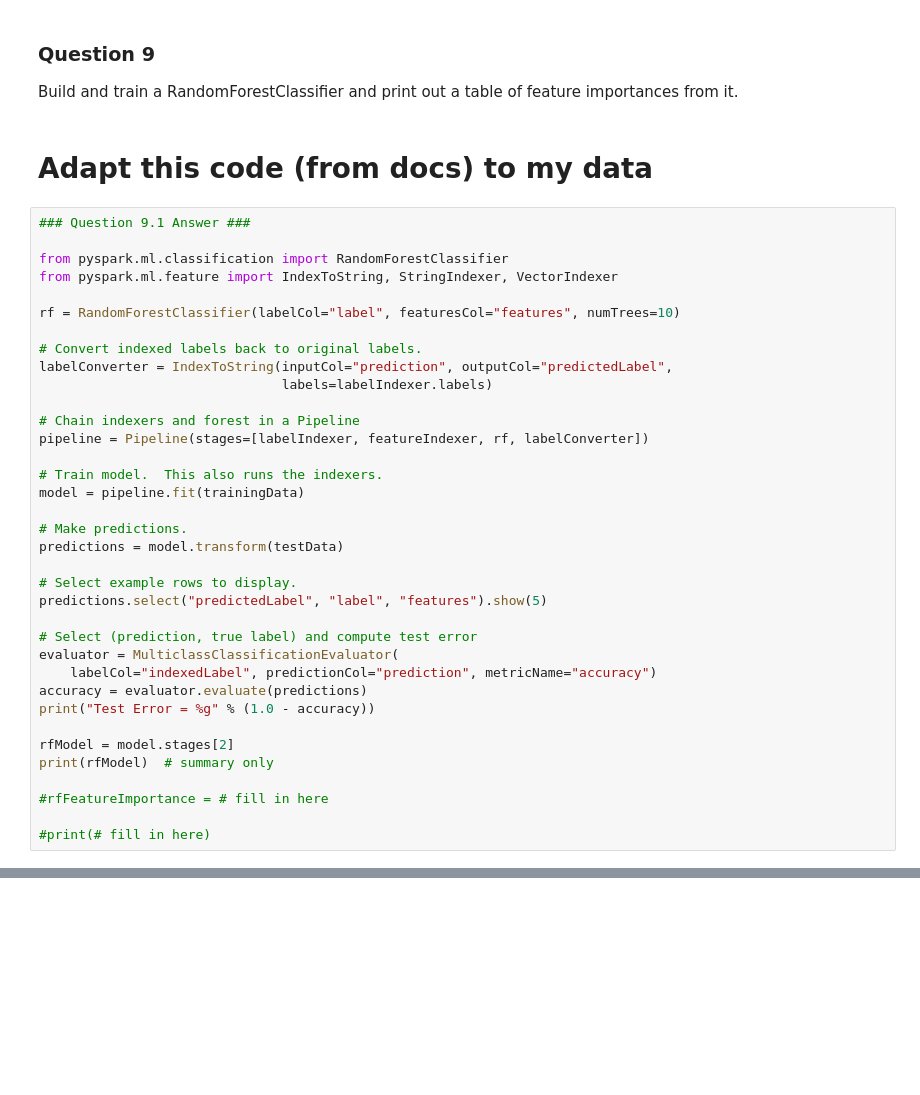
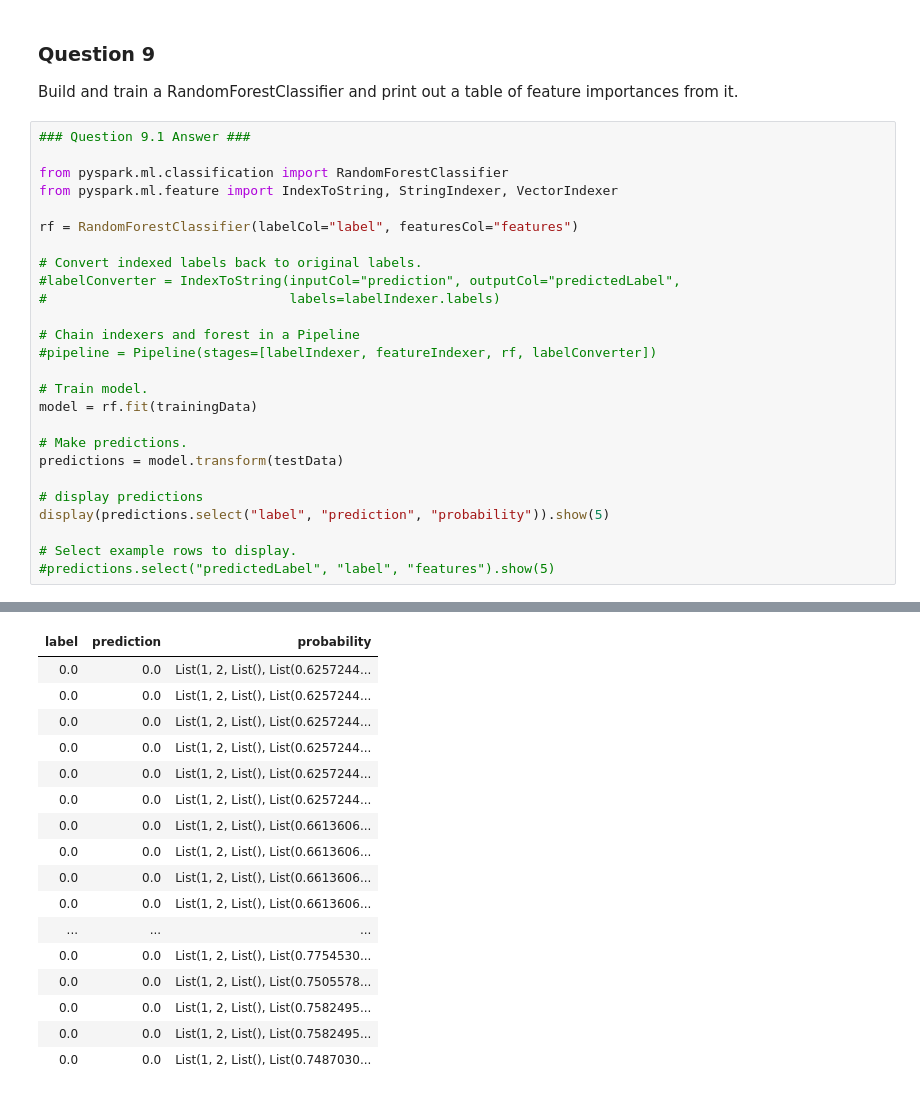
Before and after one commit to chudzikr/ML, a Jupyter notebook: Spark/Spark_MiniProject.ipynb, the cells around one changed output, grey strips where cells are left out. Drawn from its saved outputs; the diff is of its cells as text; blank space fills up the shorter version.

```diff
--- a/Spark/Spark_MiniProject.ipynb
+++ b/Spark/Spark_MiniProject.ipynb
@@ -796,42 +780,30 @@ print(gbCvFeatureImportance.sort_values(by=['feature_importance'],ascending =Fal
 # %% [markdown]
 ### Question 9
 Build and train a RandomForestClassifier and print out a table of feature importances from it.
-# %% [markdown]
-# Adapt this code (from docs) to my data
 # %%
 ### Question 9.1 Answer ###
 
 from pyspark.ml.classification import RandomForestClassifier
 from pyspark.ml.feature import IndexToString, StringIndexer, VectorIndexer
 
-rf = RandomForestClassifier(labelCol="label", featuresCol="features", numTrees=10)
+rf = RandomForestClassifier(labelCol="label", featuresCol="features")
 
 # Convert indexed labels back to original labels.
-labelConverter = IndexToString(inputCol="prediction", outputCol="predictedLabel",
-                               labels=labelIndexer.labels)
+#labelConverter = IndexToString(inputCol="prediction", outputCol="predictedLabel",
+#                               labels=labelIndexer.labels)
 
 # Chain indexers and forest in a Pipeline
-pipeline = Pipeline(stages=[labelIndexer, featureIndexer, rf, labelConverter])
+#pipeline = Pipeline(stages=[labelIndexer, featureIndexer, rf, labelConverter])
 
-# Train model.  This also runs the indexers.
-model = pipeline.fit(trainingData)
+# Train model.
+model = rf.fit(trainingData)
 
 # Make predictions.
 predictions = model.transform(testData)
 
+# display predictions
+display(predictions.select("label", "prediction", "probability")).show(5)
+
 # Select example rows to display.
-predictions.select("predictedLabel", "label", "features").show(5)
-
-# Select (prediction, true label) and compute test error
-evaluator = MulticlassClassificationEvaluator(
-    labelCol="indexedLabel", predictionCol="prediction", metricName="accuracy")
-accuracy = evaluator.evaluate(predictions)
-print("Test Error = %g" % (1.0 - accuracy))
-
-rfModel = model.stages[2]
-print(rfModel)  # summary only
-
-#rfFeatureImportance = # fill in here
-
-#print(# fill in here)
+#predictions.select("predictedLabel", "label", "features").show(5)
 # %% [output]
@@ -838,0 +810,17 @@ print(rfModel)  # summary only
+| label | prediction | probability |
+| 0.0 | 0.0 | List(1, 2, List(), List(0.6257244... |
+| 0.0 | 0.0 | List(1, 2, List(), List(0.6257244... |
+| 0.0 | 0.0 | List(1, 2, List(), List(0.6257244... |
+| 0.0 | 0.0 | List(1, 2, List(), List(0.6257244... |
+| 0.0 | 0.0 | List(1, 2, List(), List(0.6257244... |
+| 0.0 | 0.0 | List(1, 2, List(), List(0.6257244... |
+| 0.0 | 0.0 | List(1, 2, List(), List(0.6613606... |
+| 0.0 | 0.0 | List(1, 2, List(), List(0.6613606... |
+| 0.0 | 0.0 | List(1, 2, List(), List(0.6613606... |
+| 0.0 | 0.0 | List(1, 2, List(), List(0.6613606... |
+| ... | ... | ... |
+| 0.0 | 0.0 | List(1, 2, List(), List(0.7754530... |
+| 0.0 | 0.0 | List(1, 2, List(), List(0.7505578... |
+| 0.0 | 0.0 | List(1, 2, List(), List(0.7582495... |
+| 0.0 | 0.0 | List(1, 2, List(), List(0.7582495... |
+| 0.0 | 0.0 | List(1, 2, List(), List(0.7487030... |
```
Also changed, not shown: parts of 9 cells of this notebook.
